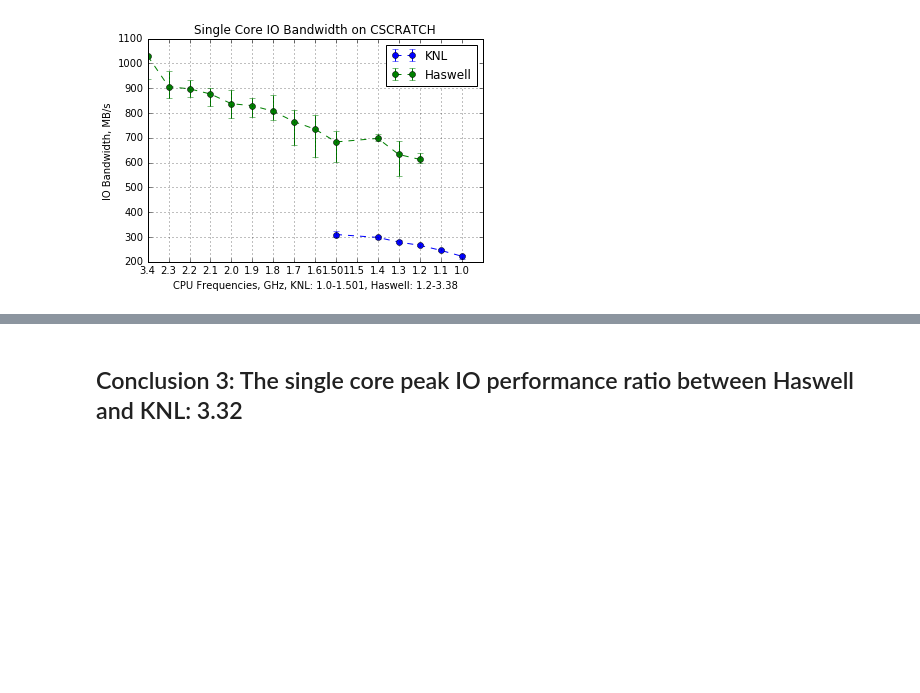
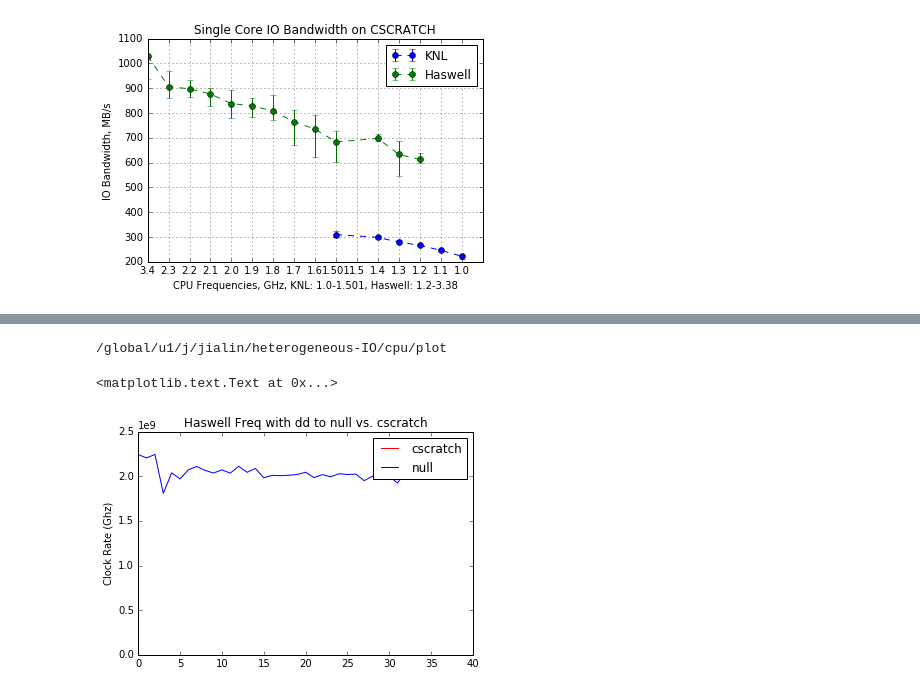
Before and after one commit to NERSC/heterogeneous-IO, a Jupyter notebook: cpu/plot/hio.ipynb, the cells around one changed output, grey strips where cells are left out. Saved outputs shown, nothing was run; the diff lists cells and outputs as text; code cells hidden in the pictures; blank space fills up the shorter version.

```diff
--- a/cpu/plot/hio.ipynb
+++ b/cpu/plot/hio.ipynb
@@ -318,2 +374,0 @@ a=0
-# %% [markdown]
-## Conclusion 3: The single core peak IO performance ratio between Haswell and KNL: 3.32
@@ -319,0 +377,32 @@ a=0
+# %%
+cd plot
+# %% [output]
+/global/u1/j/jialin/heterogeneous-IO/cpu/plot
+# %%
+#log files, perf detials:
+knl_perf_f="../log/dd_null//knl.err"
+has_perf_f="../log/dd_null/has.err"
+#user specified cpu scaling freqs
+knl_cpu_f='../log/dd_null/cpu_knl.txt'
+has_cpu_f='../log/dd_null/cpu_has.txt'
+#observed io bw
+has_io_f='../log/dd_null/null.haswell.3827241.bw'
+knl_io_f='../log/dd_null/null.knl.3827242.bw'
+raw=1
+(df_has_null,df_knl_null)=load_data(knl_perf_f,has_perf_f,knl_cpu_f,has_cpu_f,has_io_f,knl_io_f,raw)
+#df_knl_same=df_knl[(df_knl['userset'] <=1.4) & (df_knl['userset'] >=1.2)]
+#df_has_same=df_has[(df_has['userset'] <=1.4) & (df_has['userset'] >=1.2)]
+# %%
+length_null=len(df_has_null)
+length_cscratch=len(df_has)
+assert(length_null==length_cscratch)
+a=np.arange(0,length)
+# %%
+plt.plot(a,df_has['ClockRate'],'r',label='cscratch')
+plt.plot(a,df_has_null['ClockRate'],'b',label='null')
+plt.legend()
+plt.ylabel('Clock Rate (Ghz)')
+plt.title('Haswell Freq with dd to null vs. cscratch')
+# %% [output]
+<matplotlib.text.Text at 0x...>
+[figure, added]
```
Also changed, not shown: parts of 34 cells of this notebook, 20 other files.
